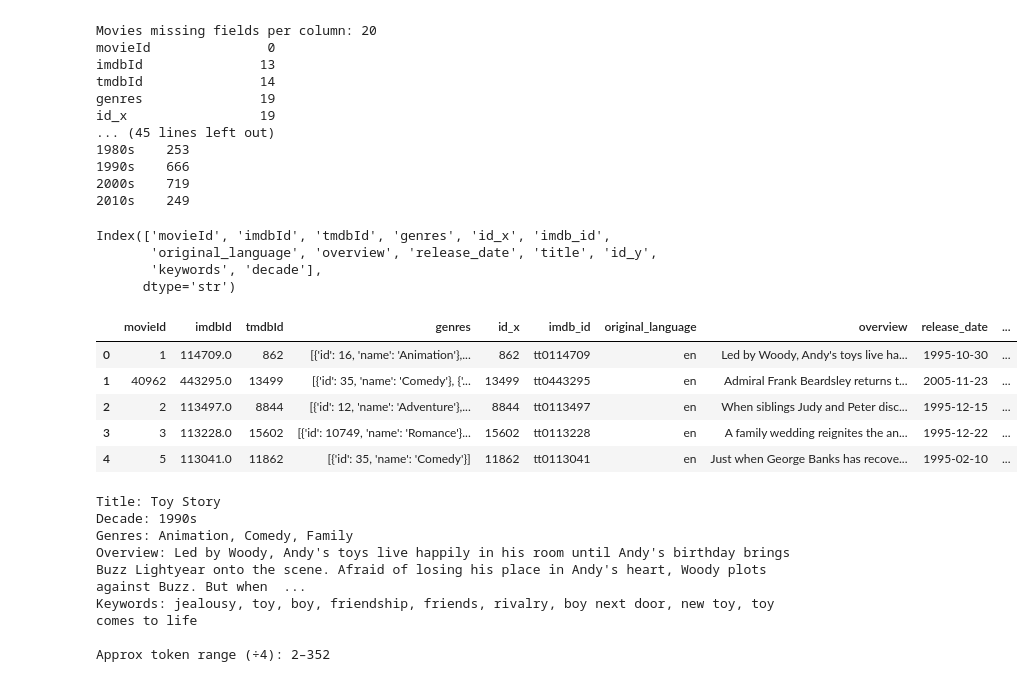
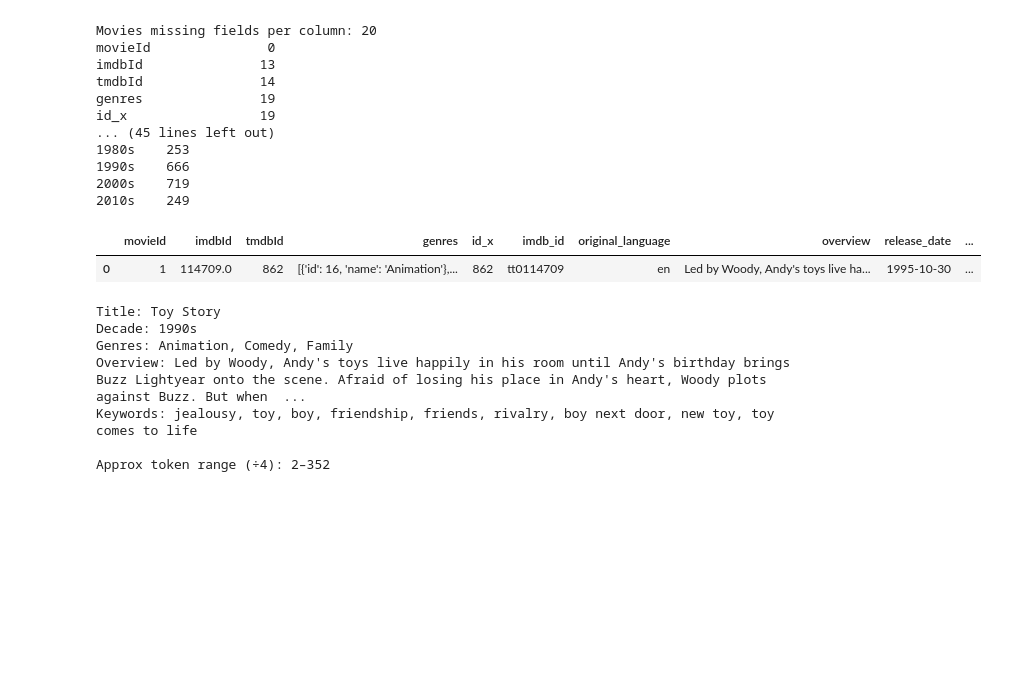
Before and after one commit to arodzina/TACD_project, a Jupyter notebook: data_preparation.ipynb, the cells around one changed output. Cells and saved outputs as stored; diff of their text form; code cells hidden in the pictures; blank space fills up the shorter version.

```diff
--- a/data_preparation.ipynb
+++ b/data_preparation.ipynb
@@ -4101,6 +4107,3 @@ with zipfile.ZipFile("ml-latest-small/movies_metadata.csv.zip", 'r') as z:
         metadata = pd.read_csv(f)
 
 links = pd.read_csv("ml-latest-small/links.csv")
-# %%
-pd.set_option('display.max_colwidth', None)
-keywords.head()
@@ -4261,22 +4232,11 @@ id_x                 19
 1990s    666
 2000s    719
 2010s    249
-# %%
-merged.columns
-# %% [output]
-Index(['movieId', 'imdbId', 'tmdbId', 'genres', 'id_x', 'imdb_id',
-       'original_language', 'overview', 'release_date', 'title', 'id_y',
-       'keywords', 'decade'],
-      dtype='str')
 # %%
-merged.head()
+merged.head(1)
 # %% [output]
 |  | movieId | imdbId | tmdbId | genres | id_x | imdb_id | original_language | overview | release_date | ... |
 | 0 | 1 | 114709.0 | 862 | [{'id': 16, 'name': 'Animation'},... | 862 | tt0114709 | en | Led by Woody, Andy's toys live ha... | 1995-10-30 | ... |
-| 1 | 40962 | 443295.0 | 13499 | [{'id': 35, 'name': 'Comedy'}, {'... | 13499 | tt0443295 | en | Admiral Frank Beardsley returns t... | 2005-11-23 | ... |
-| 2 | 2 | 113497.0 | 8844 | [{'id': 12, 'name': 'Adventure'},... | 8844 | tt0113497 | en | When siblings Judy and Peter disc... | 1995-12-15 | ... |
-| 3 | 3 | 113228.0 | 15602 | [{'id': 10749, 'name': 'Romance'}... | 15602 | tt0113228 | en | A family wedding reignites the an... | 1995-12-22 | ... |
-| 4 | 5 | 113041.0 | 11862 | [{'id': 35, 'name': 'Comedy'}] | 11862 | tt0113041 | en | Just when George Banks has recove... | 1995-02-10 | ... |
 # %%
 def make_movie_doc(row):
     parts = []
```
Also changed, not shown: parts of 32 cells of this notebook.
